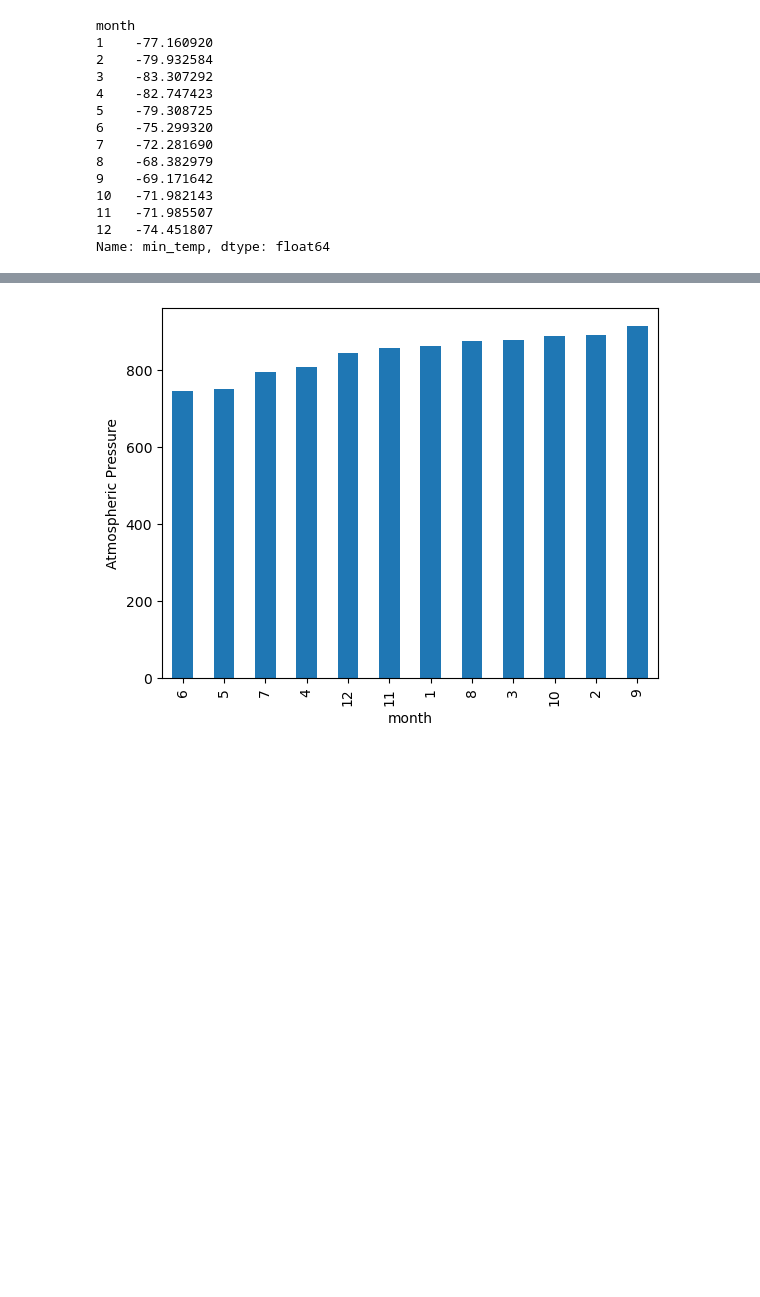
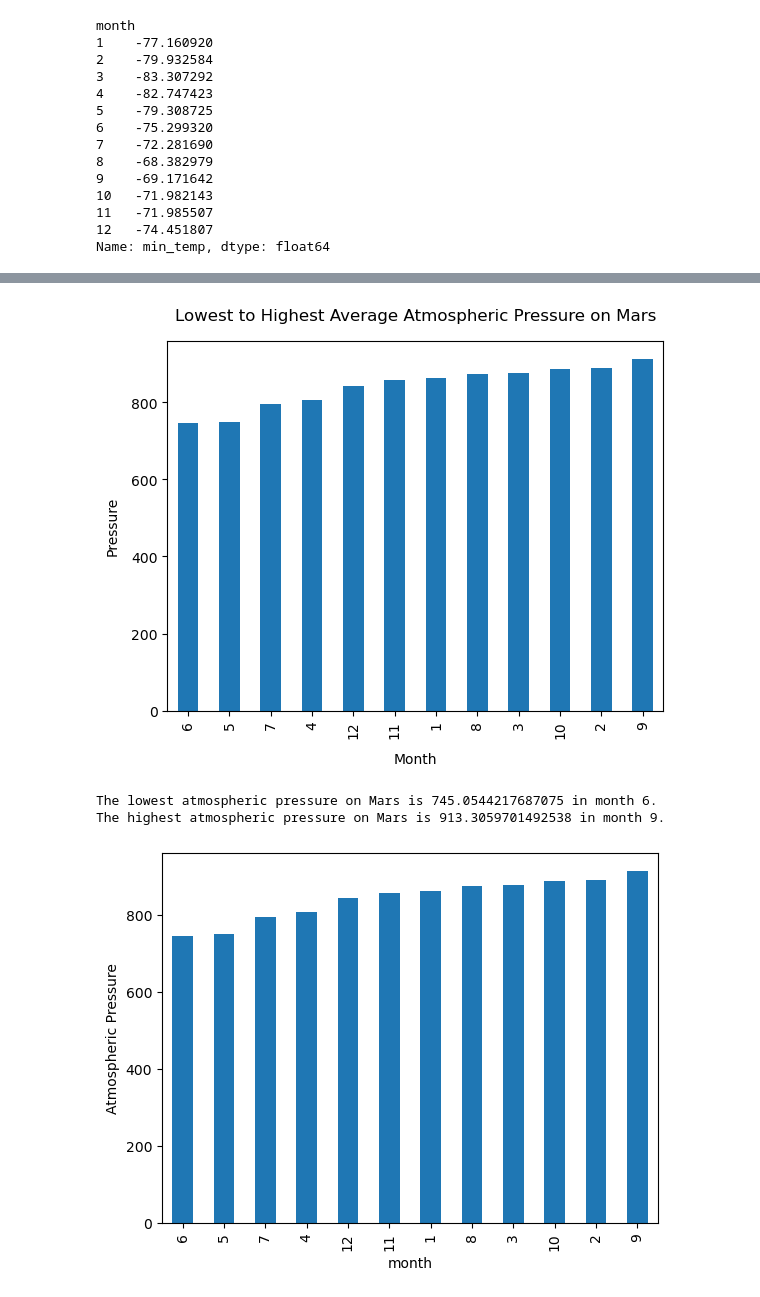
Before and after one commit to greberr09/web_scraping_challenge, a Jupyter notebook: part_2_mars_weather.ipynb, the cells around one changed output, grey strips where cells are left out. Saved outputs shown, nothing was run; the diff lists cells and outputs as text; code cells hidden in the pictures; blank space fills up the shorter version.

```diff
--- a/part_2_mars_weather.ipynb
+++ b/part_2_mars_weather.ipynb
@@ -410,3 +387,39 @@ Name: pressure, dtype: float64
+# %%
+# Identify the lowest and highest atmospheric pressure at Curiosity's location
+
+# First plot the average atmospheric pressure by month, sorted by ascending pressure
+
+# sort the atmospheric pressure in ascending order
+sorted_pressure = mars_pressure.sort_values()
+
+# get the lowest atmospheric pressure month
+lowest_pressure_month = sorted_pressure.idxmin()
+
+# get the highest atmospheric pressure month
+highest_pressure_month = sorted_pressure.idxmax()
+
+# plot the temperatures
+sorted_pressure.plot.bar()
+
+# Get the current Axes object (to set the appropriate label padding)
+ax = plt.gca()  # Get the current Axes object
+
+# Set padding on the x-axis label
+ax.set_xlabel('Month', labelpad=10)
+ax.set_ylabel('Pressure', labelpad=8)
+
+plt.title('Lowest to Highest Average Atmospheric Pressure on Mars', pad = 15)
+
+# display the plot
+plt.show()
+
+# print the lowest and the highest months
+print(f"The lowest atmospheric pressure on Mars is {min(sorted_pressure)} in month {lowest_pressure_month}.")
+print(f"The highest atmospheric pressure on Mars is {max(sorted_pressure)} in month {highest_pressure_month}.")
+# %% [output]
+[figure, added]
+The lowest atmospheric pressure on Mars is 745.0544217687075 in month 6.
+The highest atmospheric pressure on Mars is 913.3059701492538 in month 9.
 # %%
 # Plot the average pressure by month
 # %% [output]
```
Also changed, not shown: parts of 14 cells of this notebook.
